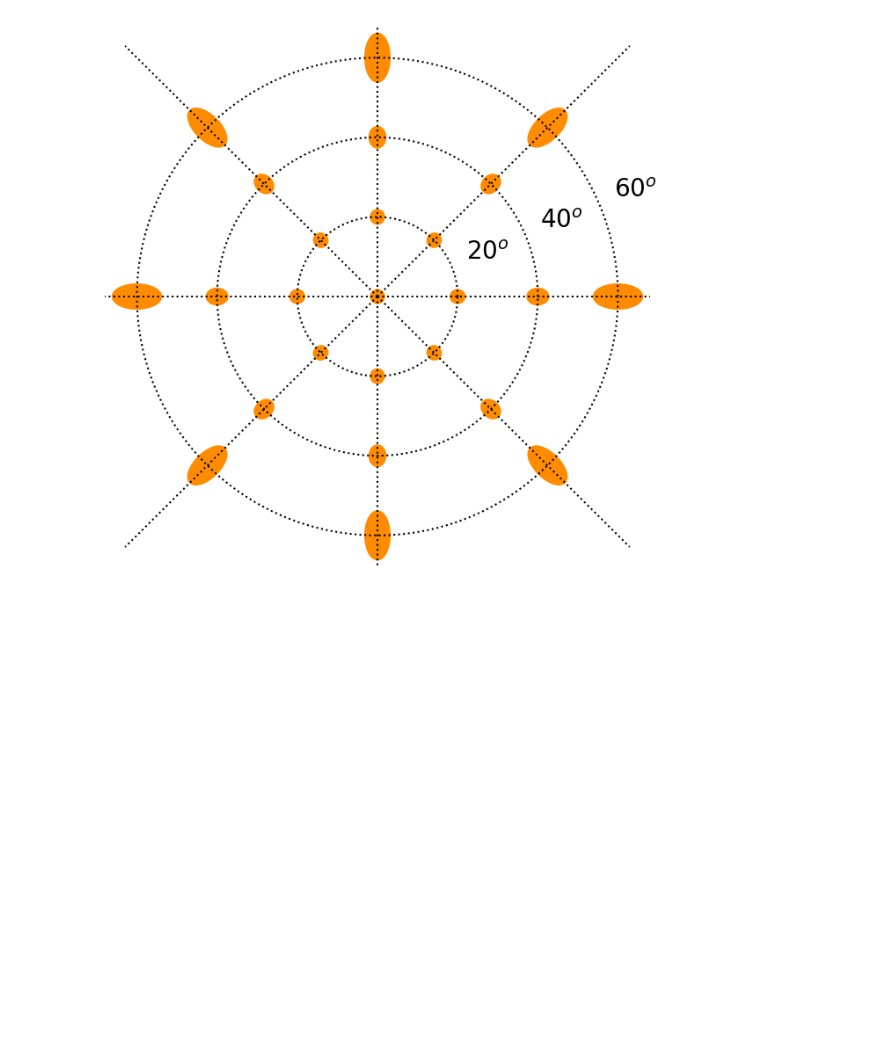
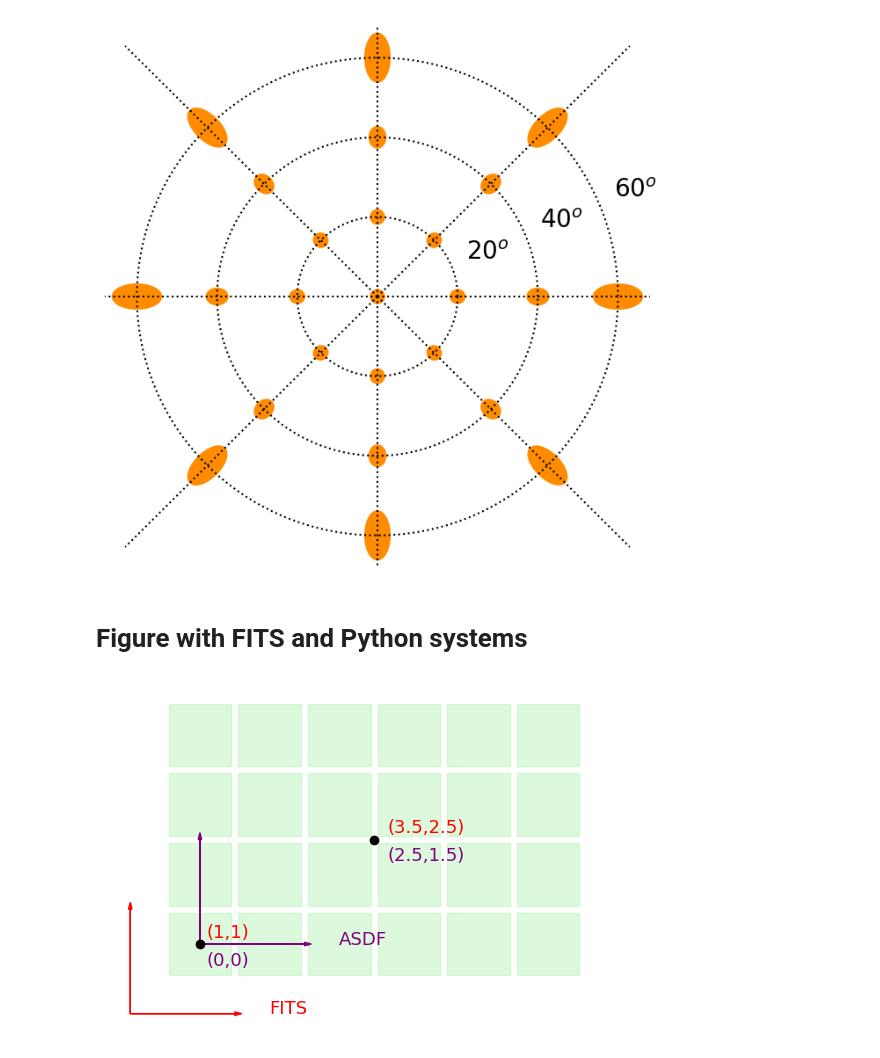
Before and after one commit to spacetelescope/skymap, a Jupyter notebook: notebook/Tessellation.ipynb, the cells around one changed output. Cells and saved outputs as stored; diff of their text form; code cells hidden in the pictures; blank space fills up the shorter version.

```diff
--- a/notebook/Tessellation.ipynb
+++ b/notebook/Tessellation.ipynb
@@ -1333,3 +1337,52 @@ fig.savefig('Tissot.png'.format(itile),bbox_inches="tight", pad_inches=0.2)#, tr
 plt.show()
 # %% [output]
 [figure]
+# %% [markdown]
+# Figure with FITS and Python systems
+# %%
+import matplotlib.pyplot as plt
+import numpy as np
+import matplotlib.pyplot as plt
+import matplotlib.patches as patches
+import matplotlib.collections as coll
+
+
+fig = plt.figure()
+ax = plt.subplot(111, aspect='equal')
+
+wid = 0.9
+hei = 0.9
+nrows = 4
+ncols = 6
+inbetween = 0.1
+
+xx = np.arange(inbetween/2, ncols, (wid+inbetween))
+yy = np.arange(inbetween/2, nrows, (hei+inbetween))
+pat = []
+for xi in xx:
+    for yi in yy:
+        sq = patches.Rectangle((xi, yi), wid, hei, fill=True, color='lightgreen',alpha=0.3)
+        ax.add_patch(sq)
+pc = coll.PatchCollection(pat)
+ax.add_collection(pc)
+
+ax.arrow(0.5, 0.5, 0., 1.5, head_width=0.05, head_length=0.1, fc='purple', ec='purple')
+ax.arrow(0.5, 0.5, 1.5, 0., head_width=0.05, head_length=0.1, fc='purple', ec='purple')
+ax.arrow(-0.5, -0.5, 0, 1.5, head_width=0.05, head_length=0.1, fc='r', ec='r')
+ax.arrow(-0.5, -0.5, 1.5, 0, head_width=0.05, head_length=0.1, fc='r', ec='r')
+
+ax.text(1.5, -0.5, 'FITS', color='r',fontsize=13)
+ax.text(2.5, 0.5, 'ASDF', color='purple',fontsize=13)
+ax.plot([3.0],[2.0],'o',color='k')
+ax.text(3.2,2.1,'(3.5,2.5)',color='r',fontsize=13)
+ax.text(3.2,1.7,'(2.5,1.5)',color='purple',fontsize=13)
+
+ax.plot([0.5],[0.5],'o',color='k')
+ax.text(0.6,0.6,'(1,1)',color='r',fontsize=13)
+ax.text(0.6,0.2,'(0,0)',color='purple',fontsize=13)
+
+plt.axis('off')
+fig.savefig('systems.pdf',bbox_inches="tight")
+plt.show()
+# %% [output]
+[figure, added]
```
Also changed, not shown: parts of 2 cells of this notebook, 1 other file.
